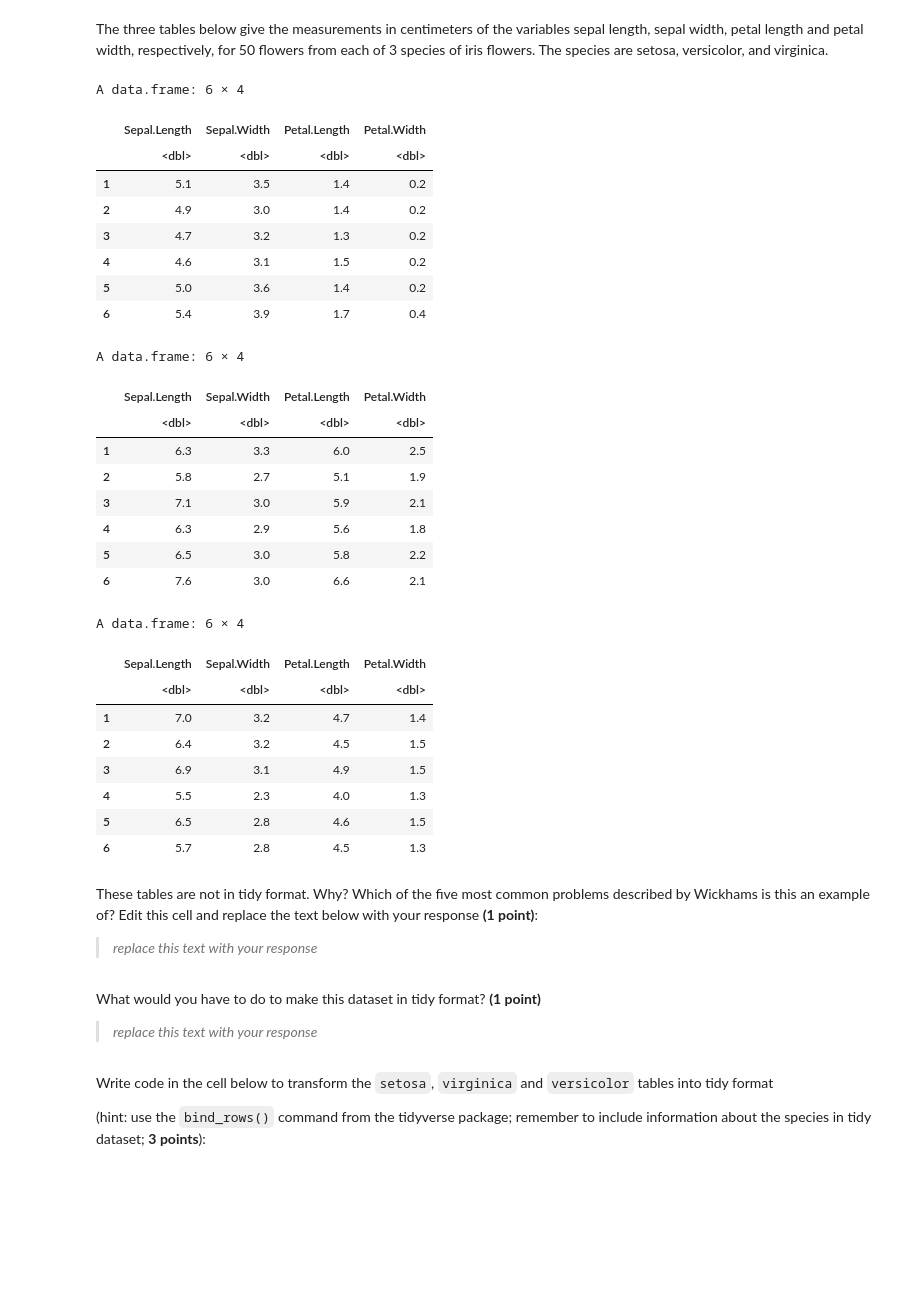
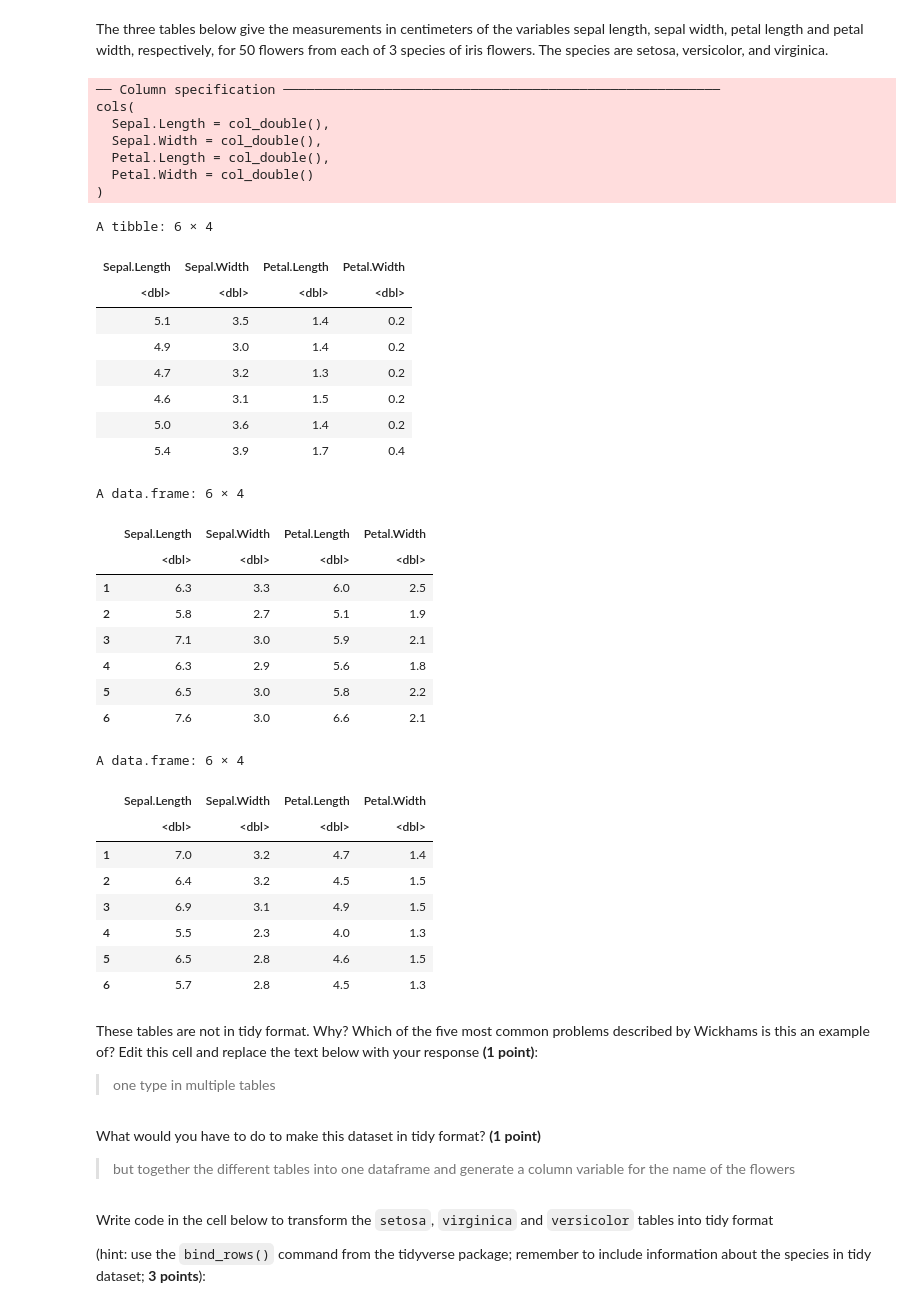
Before and after one commit to tabeawitzig/witzig_DSP_S21, a Jupyter notebook: Homework2.ipynb, the cells around one changed output. Cells and saved outputs as stored; diff of their text form; code cells hidden in the pictures; blank space fills up the shorter version.

```diff
--- a/Homework2.ipynb
+++ b/Homework2.ipynb
@@ -84,25 +123,32 @@ Write code in the cell below to transform the `USArrests` table into tidy format
 The three tables below give the measurements in centimeters of the variables sepal length, sepal width, petal length and petal width, respectively, for 50 flowers from each of 3 species of iris flowers. The species are setosa, versicolor, and virginica.
 # %%
 # load data
-setosa <- read.csv('data/setosa.csv')
-virginica <- read.csv('data/virginica.csv')
-versicolor <- read.csv('data/versicolor.csv')
+setosa <- read_csv("~/Desktop/FS21/Data Sience/github/DataSciencePsychUZH-main/Homeworks/data/setosa.csv")
+virginica <- read.csv("~/Desktop/FS21/Data Sience/github/DataSciencePsychUZH-main/Homeworks/data/virginica.csv")
+versicolor <- read.csv("~/Desktop/FS21/Data Sience/github/DataSciencePsychUZH-main/Homeworks/data/versicolor.csv")
 
 # look at the data
 head(setosa)
 head(virginica)
 head(versicolor)
 # %% [output]
-A data.frame: 6 × 4
+── Column specification ────────────────────────────────────────────────────────
+cols(
+  Sepal.Length = col_double(),
+  Sepal.Width = col_double(),
+  Petal.Length = col_double(),
+  Petal.Width = col_double()
+)
+A tibble: 6 × 4
-|  | Sepal.Length | Sepal.Width | Petal.Length | Petal.Width |
-|  | <dbl> | <dbl> | <dbl> | <dbl> |
-| 1 | 5.1 | 3.5 | 1.4 | 0.2 |
-| 2 | 4.9 | 3.0 | 1.4 | 0.2 |
-| 3 | 4.7 | 3.2 | 1.3 | 0.2 |
-| 4 | 4.6 | 3.1 | 1.5 | 0.2 |
-| 5 | 5.0 | 3.6 | 1.4 | 0.2 |
-| 6 | 5.4 | 3.9 | 1.7 | 0.4 |
+| Sepal.Length | Sepal.Width | Petal.Length | Petal.Width |
+| <dbl> | <dbl> | <dbl> | <dbl> |
+| 5.1 | 3.5 | 1.4 | 0.2 |
+| 4.9 | 3.0 | 1.4 | 0.2 |
+| 4.7 | 3.2 | 1.3 | 0.2 |
+| 4.6 | 3.1 | 1.5 | 0.2 |
+| 5.0 | 3.6 | 1.4 | 0.2 |
+| 5.4 | 3.9 | 1.7 | 0.4 |
-A data.frame: 6 × 4
+A data.frame: 6 × 4
 |  | Sepal.Length | Sepal.Width | Petal.Length | Petal.Width |
 |  | <dbl> | <dbl> | <dbl> | <dbl> |
 | 1 | 6.3 | 3.3 | 6.0 | 2.5 |
@@ -111,7 +157,7 @@ A data.frame: 6 × 4
 | 4 | 6.3 | 2.9 | 5.6 | 1.8 |
 | 5 | 6.5 | 3.0 | 5.8 | 2.2 |
 | 6 | 7.6 | 3.0 | 6.6 | 2.1 |
-A data.frame: 6 × 4
+A data.frame: 6 × 4
 |  | Sepal.Length | Sepal.Width | Petal.Length | Petal.Width |
 |  | <dbl> | <dbl> | <dbl> | <dbl> |
 | 1 | 7.0 | 3.2 | 4.7 | 1.4 |
@@ -122,10 +168,10 @@ A data.frame: 6 × 4
 | 6 | 5.7 | 2.8 | 4.5 | 1.3 |
 # %% [markdown]
 These tables are not in tidy format. Why? Which of the five most common problems described by Wickhams is this an example of? Edit this cell and replace the text below with your response **(1 point)**:
-> *replace this text with your response*
+> one type in multiple tables
 # %% [markdown]
 What would you have to do to make this dataset in tidy format? **(1 point)**
-> *replace this text with your response*
+> but together the different tables into one dataframe and generate a column variable for the name of the flowers
 # %% [markdown]
 Write code in the cell below to transform the `setosa`, `virginica` and `versicolor` tables into tidy format
 
```
Also changed, not shown: parts of 18 cells of this notebook.
